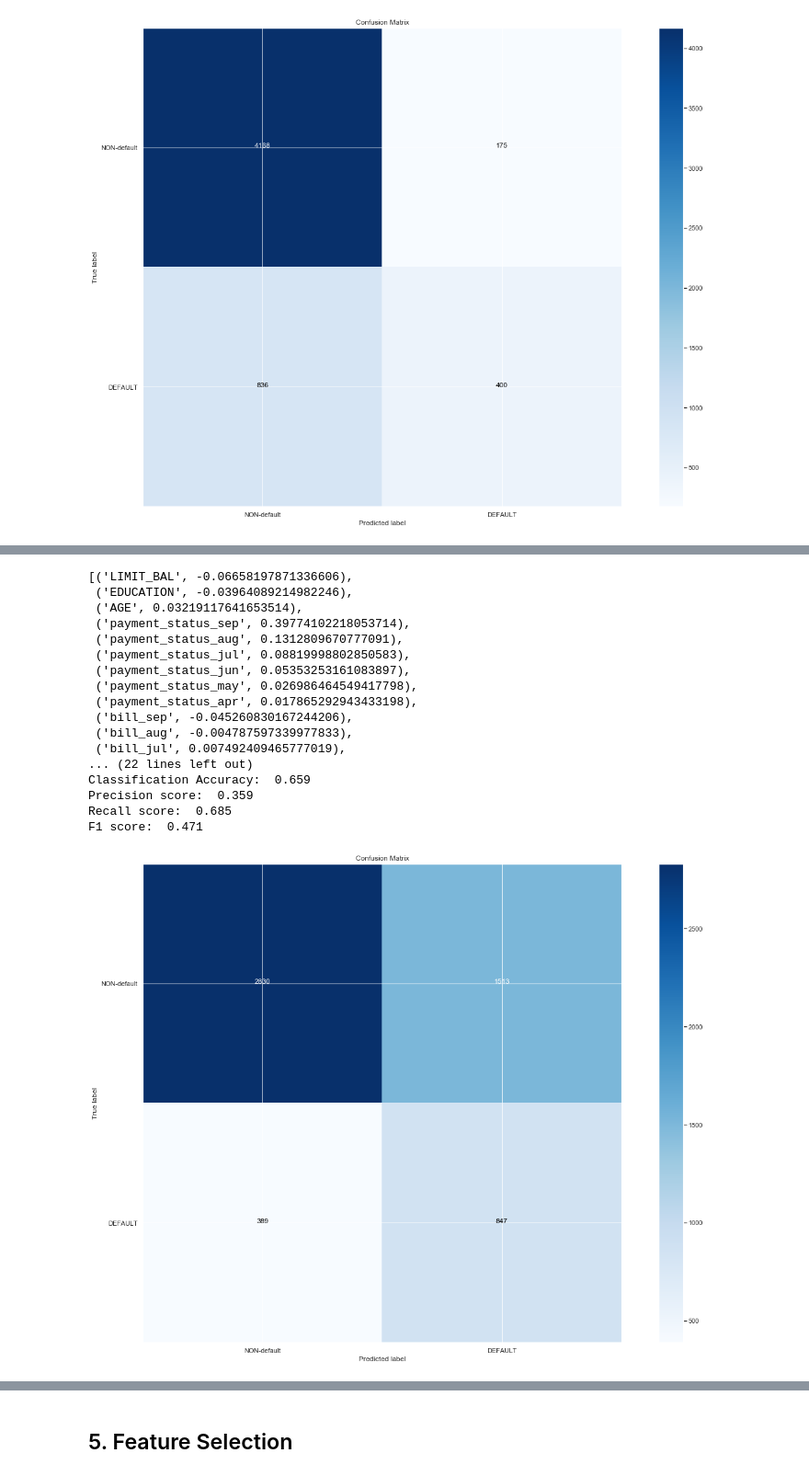
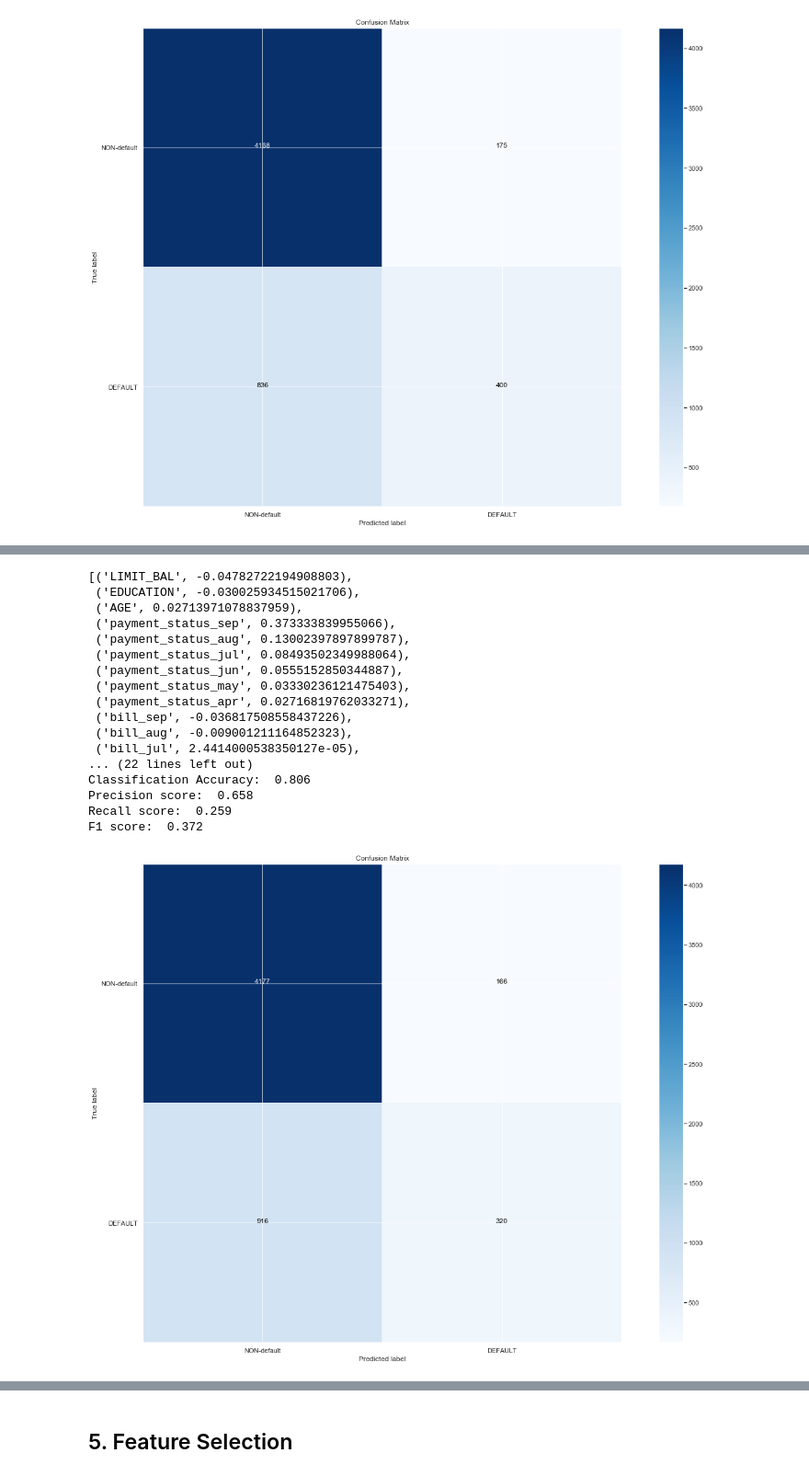
Before and after one commit to jmcneilkeller/Taiwanese_Credit_Card_Defaul, a Jupyter notebook: Taiwan_Repaired.ipynb, the cells around one changed output, grey strips where cells are left out. Shown at 92% size. Cells and saved outputs as stored; diff of their text form; code cells hidden in the pictures.

```diff
--- a/Taiwan_Repaired.ipynb
+++ b/Taiwan_Repaired.ipynb
@@ -96,7 +96,7 @@ def heatmap_corr(dataframe):
     color_map = sns.color_palette("hot_r")
     ax = sns.heatmap(dataframe.corr(), cmap = color_map, mask=mask, square=True, annot=True)
 
-def plot_cm(y_test, y_pred_class,classes = ['NON-default','DEFAULT']):
+def plot_cm(y_test, y_pred_class,classes=['NON-default','DEFAULT']):
     # plots confusion matrix
     fig, ax = plt.subplots()
     cm = confusion_matrix(y_test, y_pred_class)
@@ -128,7 +128,8 @@ def scores(y_test, y_pred_class):
 
 def svmClass(X_train, y_train, X_test, y_test, **kwargs):
     # Instantiate model. Use kwargs to pass parameters.
-    svm = SVC(**kwargs)
+    # Pass GridSearch best params with ** to unpack.
+    svm = SVC(random_state=1,**kwargs)
     # Fit to training data.
     svm.fit(X_train, y_train)
     # Class predictions
@@ -140,7 +141,8 @@ def svmClass(X_train, y_train, X_test, y_test, **kwargs):
 
 def logiRegr(X_train, y_train, X_test, y_test,**kwargs):
     # Instantiate model. Use kwargs to pass parameters.
-    logreg = LogisticRegression(**kwargs)
+    # Pass GridSearch best params with ** to unpack.
+    logreg = LogisticRegression(random_state=1,**kwargs)
     # Fit to training data.
     logreg.fit(X_train, y_train)
     # Examine coefficients
@@ -155,6 +157,7 @@ def logiRegr(X_train, y_train, X_test, y_test,**kwargs):
 
 def deciTree(X_train, y_train, X_test, y_test,**kwargs):
     # Instantiate model. Use kwargs to pass parameters.
+    # Pass GridSearch best params with ** to unpack.
     dt = DecisionTreeClassifier(random_state=1, **kwargs)
     # Fit to training data.
     dt.fit(X_train,y_train)
@@ -167,6 +170,7 @@ def deciTree(X_train, y_train, X_test, y_test,**kwargs):
 
 def randomForest(X_train, y_train, X_test, y_test,**kwargs):
     # Instantiate model. Use kwargs to pass parameters.
+    # Pass GridSearch best params with ** to unpack.
     rf = RandomForestClassifier(random_state=1, **kwargs)
     # Fit to training data.
     rf.fit(X_train,y_train)
@@ -179,6 +183,7 @@ def randomForest(X_train, y_train, X_test, y_test,**kwargs):
 
 def xgbClass(X_train, y_train, X_test, y_test,**kwargs):
     # Instantiate model. Use kwargs to pass parameters.
+    # Pass GridSearch best params with ** to unpack.
     xg = xgb.XGBClassifier(seed=1,**kwargs)
     # Fit to training data.
     xg.fit(X_train,y_train)
@@ -194,8 +199,8 @@ def gridHyper(estimator, params, cv, scoring, X_train, y_train, X_test, y_test):
     gridSearch.fit(X_train,y_train) #fit the Gridsearch to our data
     # examine the best model
     print('Training Best Score: ', gridSearch.best_score_, '\n')
-    print('Training Best Params: v \n', gridSearch.best_params_, '\n\n')
-    print('Training Best Estimator: v \n', gridSearch.best_estimator_, '\n\n')
+    print('Training Best Params:  \n', gridSearch.best_params_, '\n\n')
+    print('Training Best Estimator:  \n', gridSearch.best_estimator_, '\n\n')
 
 
     # Use the best estimator to predict the response for test dataset
@@ -726,3 +731,10 @@ Precision score:  0.696
 Recall score:  0.324
 F1 score:  0.442
 [figure]
+# %%
+logreg = LogisticRegression()
+# %%
+params = {"C":[.001,.01,.5,1],
+          "solver":["lbfgs","liblinear","saga"]}
+
+test = gridHyper(logreg,params,5,'f1',X_dummy_train_scaled,y_dummy_train,X_dummy_test_scaled,y_dummy_test)
@@ -729,22 +761,21 @@ F1 score:  0.442
 # %%
-params = {"C":.001,"class_weight":"balanced"}
-logiRegr(X_dummy_train_scaled,y_dummy_train,X_dummy_test_scaled,y_dummy_test, **params)
+logiRegr(X_dummy_train_scaled,y_dummy_train,X_dummy_test_scaled,y_dummy_test,**test)
 # %% [output]
-[('LIMIT_BAL', -0.06658197871336606),
- ('EDUCATION', -0.03964089214982246),
- ('AGE', 0.03219117641653514),
- ('payment_status_sep', 0.39774102218053714),
- ('payment_status_aug', 0.1312809670777091),
- ('payment_status_jul', 0.08819998802850583),
- ('payment_status_jun', 0.05353253161083897),
- ('payment_status_may', 0.026986464549417798),
- ('payment_status_apr', 0.017865292943433198),
- ('bill_sep', -0.045260830167244206),
- ('bill_aug', -0.004787597339977833),
- ('bill_jul', 0.007492409465777019),
+[('LIMIT_BAL', -0.04782722194908803),
+ ('EDUCATION', -0.030025934515021706),
+ ('AGE', 0.02713971078837959),
+ ('payment_status_sep', 0.373333839955066),
+ ('payment_status_aug', 0.13002397897899787),
+ ('payment_status_jul', 0.08493502349988064),
+ ('payment_status_jun', 0.0555152850344887),
+ ('payment_status_may', 0.03330236121475403),
+ ('payment_status_apr', 0.02716819762033271),
+ ('bill_sep', -0.036817508558437226),
+ ('bill_aug', -0.009001211164852323),
+ ('bill_jul', 2.4414000538350127e-05),
 ... (22 lines left out)
-Classification Accuracy:  0.659
-Precision score:  0.359
-Recall score:  0.685
-F1 score:  0.471
+Classification Accuracy:  0.806
+Precision score:  0.658
+Recall score:  0.259
+F1 score:  0.372
-[figure, old version]
+[figure, new version]
```
Also changed, not shown: parts of 3 cells of this notebook.
